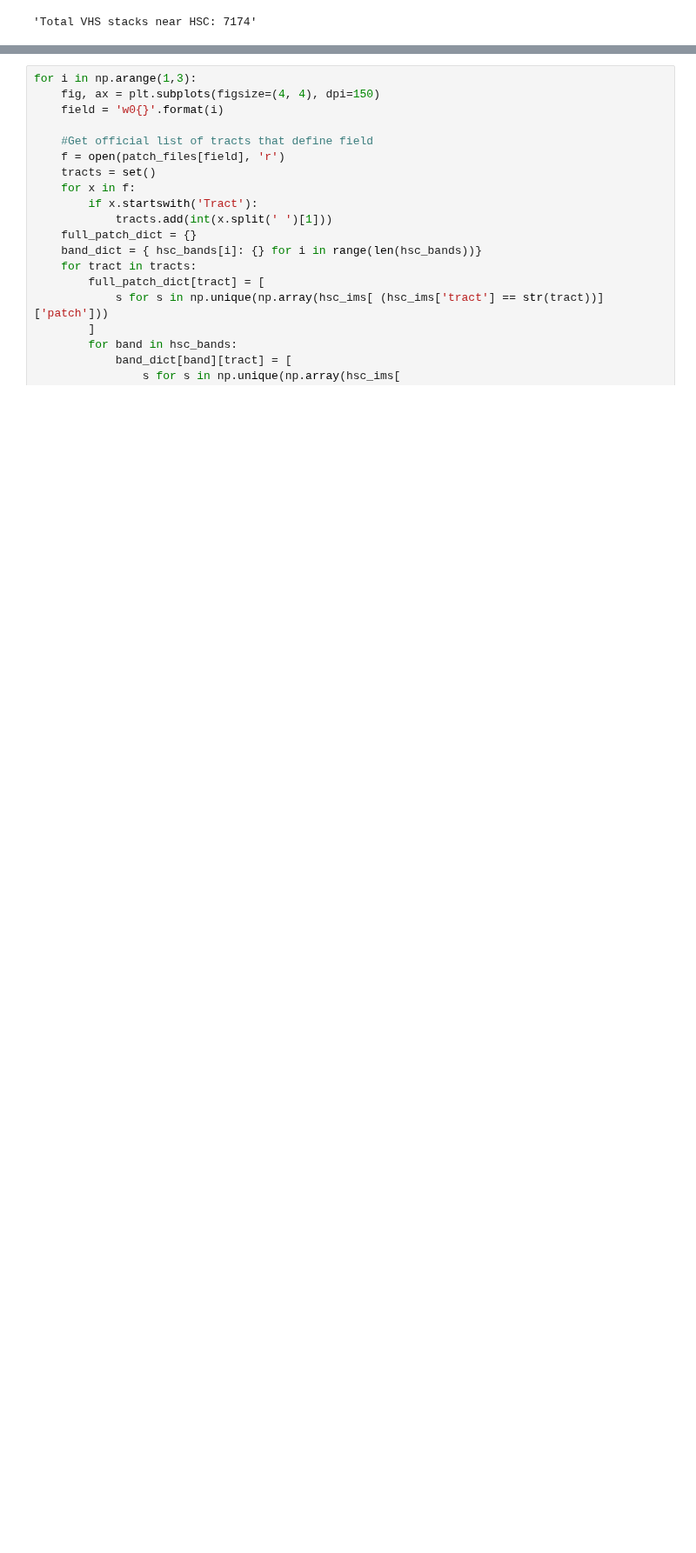
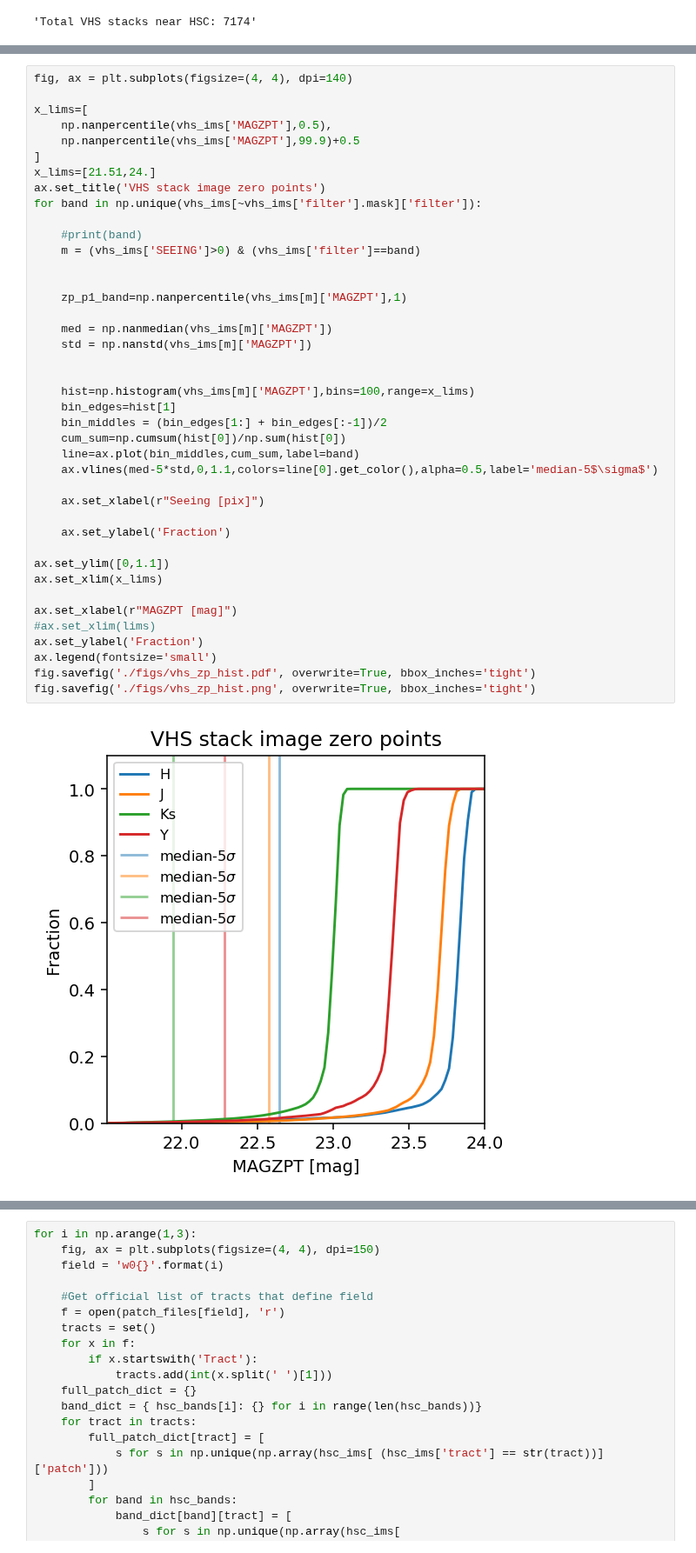
Before and after one commit to lsst-uk/lsst-ir-fusion, a Jupyter notebook: dmu4/dmu4_VHS/1_Slurm_factory.ipynb, the cells around one changed output, grey strips where cells are left out. Shown at 87% size. Saved outputs shown, nothing was run; the diff lists cells and outputs as text; blank space fills up the shorter version.

```diff
--- a/dmu4/dmu4_VHS/1_Slurm_factory.ipynb
+++ b/dmu4/dmu4_VHS/1_Slurm_factory.ipynb
@@ -144,0 +236,43 @@ Field w05: 9813 VHS files, 2356 stack images.
+# %%
+fig, ax = plt.subplots(figsize=(4, 4), dpi=140)
+
+x_lims=[
+    np.nanpercentile(vhs_ims['MAGZPT'],0.5),
+    np.nanpercentile(vhs_ims['MAGZPT'],99.9)+0.5
+]
+x_lims=[21.51,24.]
+ax.set_title('VHS stack image zero points')
+for band in np.unique(vhs_ims[~vhs_ims['filter'].mask]['filter']):
+
+    #print(band)
+    m = (vhs_ims['SEEING']>0) & (vhs_ims['filter']==band)
+
+
+    zp_p1_band=np.nanpercentile(vhs_ims[m]['MAGZPT'],1)
+
+    med = np.nanmedian(vhs_ims[m]['MAGZPT'])
+    std = np.nanstd(vhs_ims[m]['MAGZPT'])
+
+
+    hist=np.histogram(vhs_ims[m]['MAGZPT'],bins=100,range=x_lims)
+    bin_edges=hist[1]
+    bin_middles = (bin_edges[1:] + bin_edges[:-1])/2
+    cum_sum=np.cumsum(hist[0])/np.sum(hist[0])
+    line=ax.plot(bin_middles,cum_sum,label=band)
+    ax.vlines(med-5*std,0,1.1,colors=line[0].get_color(),alpha=0.5,label='median-5$\sigma$')
+
+    ax.set_xlabel(r"Seeing [pix]")
+
+    ax.set_ylabel('Fraction')
+
+ax.set_ylim([0,1.1])
+ax.set_xlim(x_lims)
+
+ax.set_xlabel(r"MAGZPT [mag]")
+#ax.set_xlim(lims)
+ax.set_ylabel('Fraction')
+ax.legend(fontsize='small')
+fig.savefig('./figs/vhs_zp_hist.pdf', overwrite=True, bbox_inches='tight')
+fig.savefig('./figs/vhs_zp_hist.png', overwrite=True, bbox_inches='tight')
+# %% [output]
+[figure, added]
```
Also changed, not shown: parts of 18 cells of this notebook, 5 other files.
